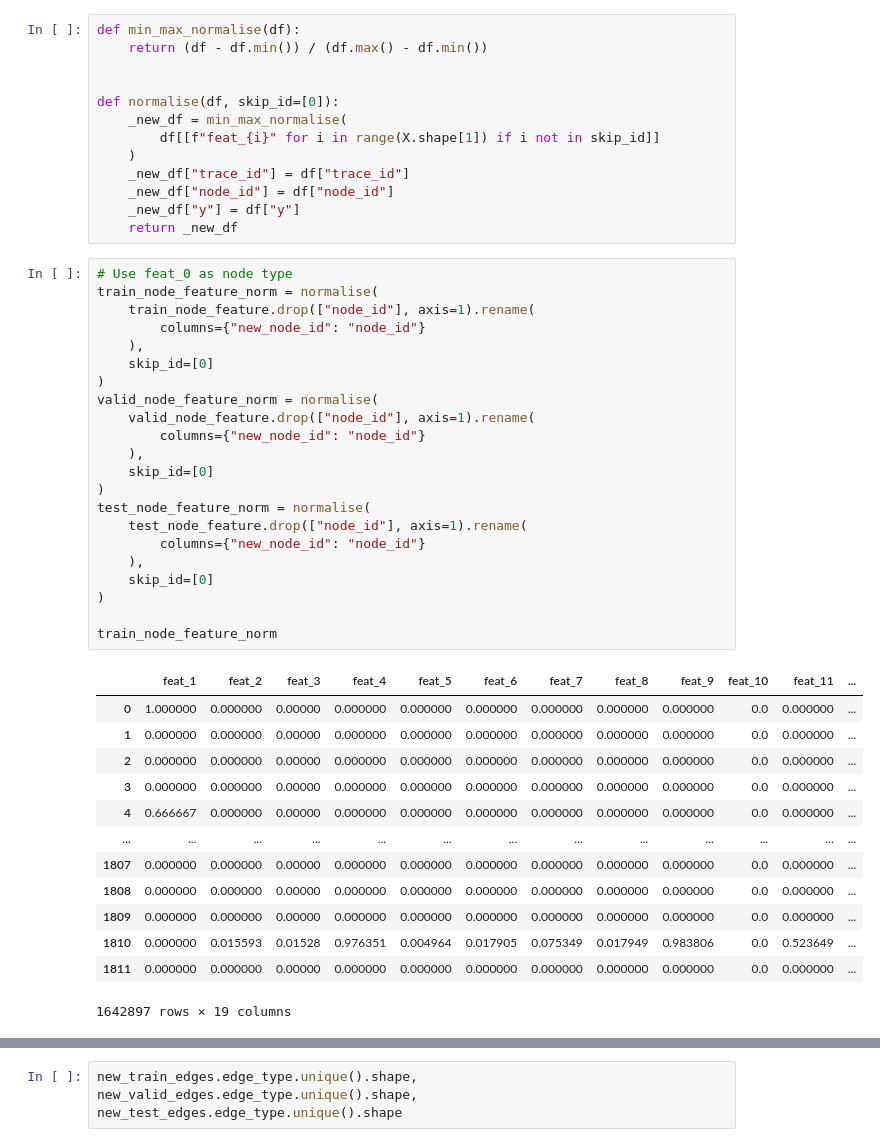
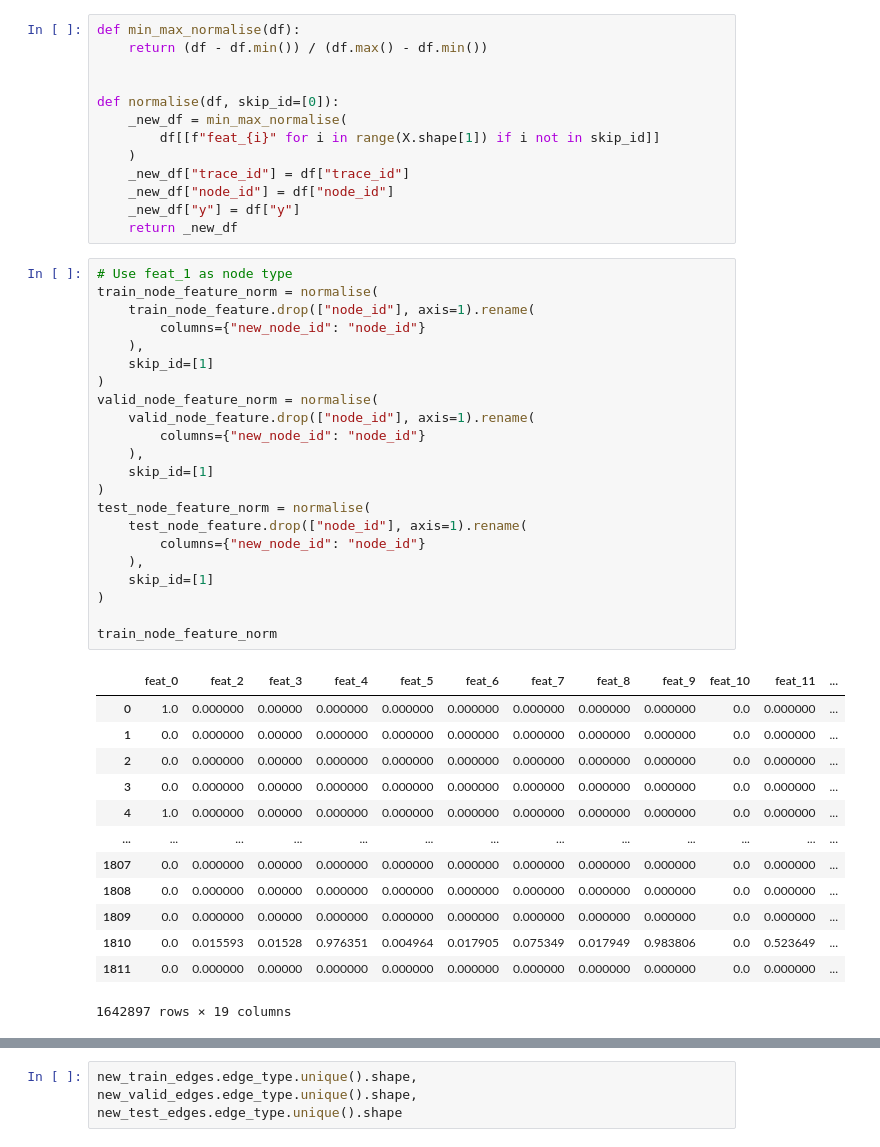
Before and after one commit to jiaxililearn/HRGCN-workspace, a Jupyter notebook: notebooks/prepare_dataset.ipynb, the cells around one changed output, grey strips where cells are left out. Cells and saved outputs as stored; diff of their text form.

Commit message:
use feat_1 as node types

```diff
--- a/notebooks/prepare_dataset.ipynb
+++ b/notebooks/prepare_dataset.ipynb
@@ -459,40 +470,40 @@ def normalise(df, skip_id=[0]):
     _new_df["y"] = df["y"]
     return _new_df
 # %%
-# Use feat_0 as node type
+# Use feat_1 as node type
 train_node_feature_norm = normalise(
     train_node_feature.drop(["node_id"], axis=1).rename(
         columns={"new_node_id": "node_id"}
     ),
-    skip_id=[0]
+    skip_id=[1]
 )
 valid_node_feature_norm = normalise(
     valid_node_feature.drop(["node_id"], axis=1).rename(
         columns={"new_node_id": "node_id"}
     ),
-    skip_id=[0]
+    skip_id=[1]
 )
 test_node_feature_norm = normalise(
     test_node_feature.drop(["node_id"], axis=1).rename(
         columns={"new_node_id": "node_id"}
     ),
-    skip_id=[0]
+    skip_id=[1]
 )
 
 train_node_feature_norm
 # %% [output]
-|  | feat_1 | feat_2 | feat_3 | feat_4 | feat_5 | feat_6 | feat_7 | feat_8 | feat_9 | feat_10 | feat_11 | ... |
-| 0 | 1.000000 | 0.000000 | 0.00000 | 0.000000 | 0.000000 | 0.000000 | 0.000000 | 0.000000 | 0.000000 | 0.0 | 0.000000 | ... |
-| 1 | 0.000000 | 0.000000 | 0.00000 | 0.000000 | 0.000000 | 0.000000 | 0.000000 | 0.000000 | 0.000000 | 0.0 | 0.000000 | ... |
-| 2 | 0.000000 | 0.000000 | 0.00000 | 0.000000 | 0.000000 | 0.000000 | 0.000000 | 0.000000 | 0.000000 | 0.0 | 0.000000 | ... |
-| 3 | 0.000000 | 0.000000 | 0.00000 | 0.000000 | 0.000000 | 0.000000 | 0.000000 | 0.000000 | 0.000000 | 0.0 | 0.000000 | ... |
-| 4 | 0.666667 | 0.000000 | 0.00000 | 0.000000 | 0.000000 | 0.000000 | 0.000000 | 0.000000 | 0.000000 | 0.0 | 0.000000 | ... |
+|  | feat_0 | feat_2 | feat_3 | feat_4 | feat_5 | feat_6 | feat_7 | feat_8 | feat_9 | feat_10 | feat_11 | ... |
+| 0 | 1.0 | 0.000000 | 0.00000 | 0.000000 | 0.000000 | 0.000000 | 0.000000 | 0.000000 | 0.000000 | 0.0 | 0.000000 | ... |
+| 1 | 0.0 | 0.000000 | 0.00000 | 0.000000 | 0.000000 | 0.000000 | 0.000000 | 0.000000 | 0.000000 | 0.0 | 0.000000 | ... |
+| 2 | 0.0 | 0.000000 | 0.00000 | 0.000000 | 0.000000 | 0.000000 | 0.000000 | 0.000000 | 0.000000 | 0.0 | 0.000000 | ... |
+| 3 | 0.0 | 0.000000 | 0.00000 | 0.000000 | 0.000000 | 0.000000 | 0.000000 | 0.000000 | 0.000000 | 0.0 | 0.000000 | ... |
+| 4 | 1.0 | 0.000000 | 0.00000 | 0.000000 | 0.000000 | 0.000000 | 0.000000 | 0.000000 | 0.000000 | 0.0 | 0.000000 | ... |
 | ... | ... | ... | ... | ... | ... | ... | ... | ... | ... | ... | ... | ... |
-| 1807 | 0.000000 | 0.000000 | 0.00000 | 0.000000 | 0.000000 | 0.000000 | 0.000000 | 0.000000 | 0.000000 | 0.0 | 0.000000 | ... |
-| 1808 | 0.000000 | 0.000000 | 0.00000 | 0.000000 | 0.000000 | 0.000000 | 0.000000 | 0.000000 | 0.000000 | 0.0 | 0.000000 | ... |
-| 1809 | 0.000000 | 0.000000 | 0.00000 | 0.000000 | 0.000000 | 0.000000 | 0.000000 | 0.000000 | 0.000000 | 0.0 | 0.000000 | ... |
-| 1810 | 0.000000 | 0.015593 | 0.01528 | 0.976351 | 0.004964 | 0.017905 | 0.075349 | 0.017949 | 0.983806 | 0.0 | 0.523649 | ... |
-| 1811 | 0.000000 | 0.000000 | 0.00000 | 0.000000 | 0.000000 | 0.000000 | 0.000000 | 0.000000 | 0.000000 | 0.0 | 0.000000 | ... |
+| 1807 | 0.0 | 0.000000 | 0.00000 | 0.000000 | 0.000000 | 0.000000 | 0.000000 | 0.000000 | 0.000000 | 0.0 | 0.000000 | ... |
+| 1808 | 0.0 | 0.000000 | 0.00000 | 0.000000 | 0.000000 | 0.000000 | 0.000000 | 0.000000 | 0.000000 | 0.0 | 0.000000 | ... |
+| 1809 | 0.0 | 0.000000 | 0.00000 | 0.000000 | 0.000000 | 0.000000 | 0.000000 | 0.000000 | 0.000000 | 0.0 | 0.000000 | ... |
+| 1810 | 0.0 | 0.015593 | 0.01528 | 0.976351 | 0.004964 | 0.017905 | 0.075349 | 0.017949 | 0.983806 | 0.0 | 0.523649 | ... |
+| 1811 | 0.0 | 0.000000 | 0.00000 | 0.000000 | 0.000000 | 0.000000 | 0.000000 | 0.000000 | 0.000000 | 0.0 | 0.000000 | ... |
 1642897 rows × 19 columns
 # %%
 valid_node_feature_norm
```
Also changed, not shown: parts of 11 cells of this notebook, 7 other files.
